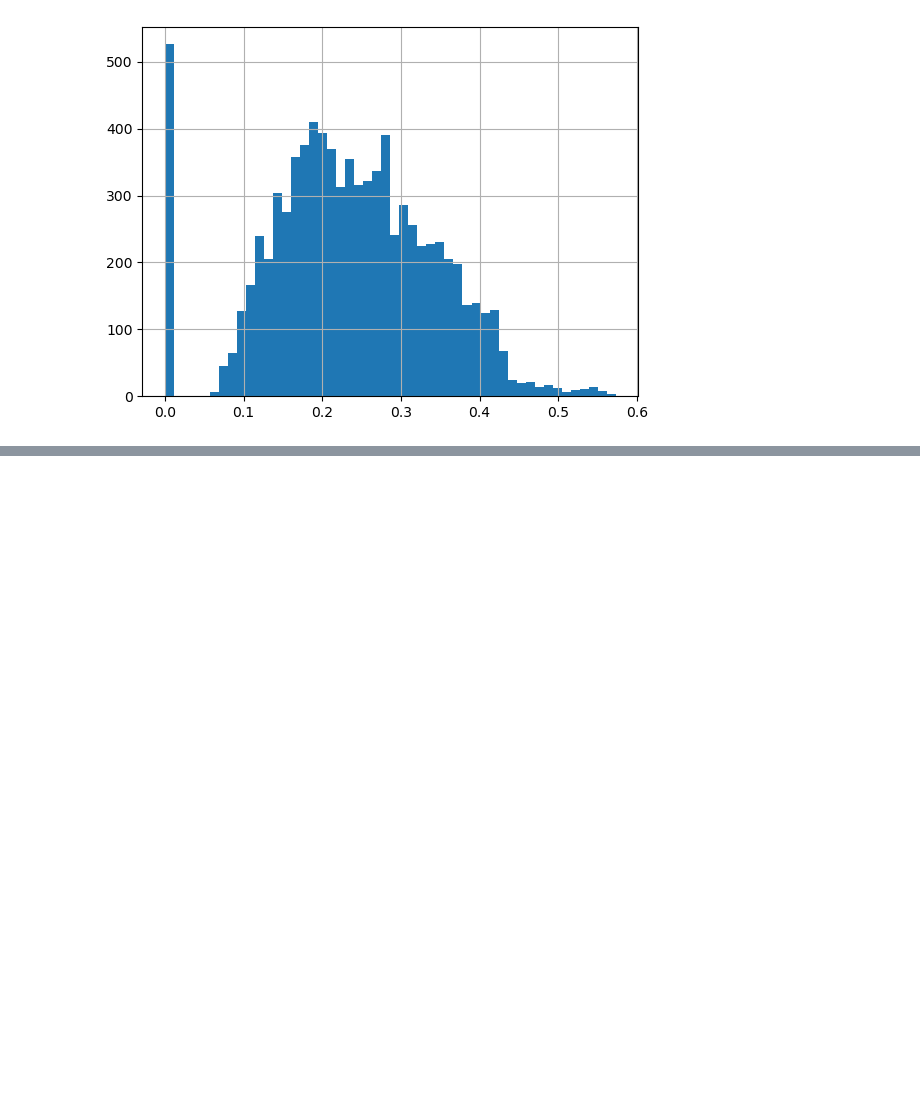
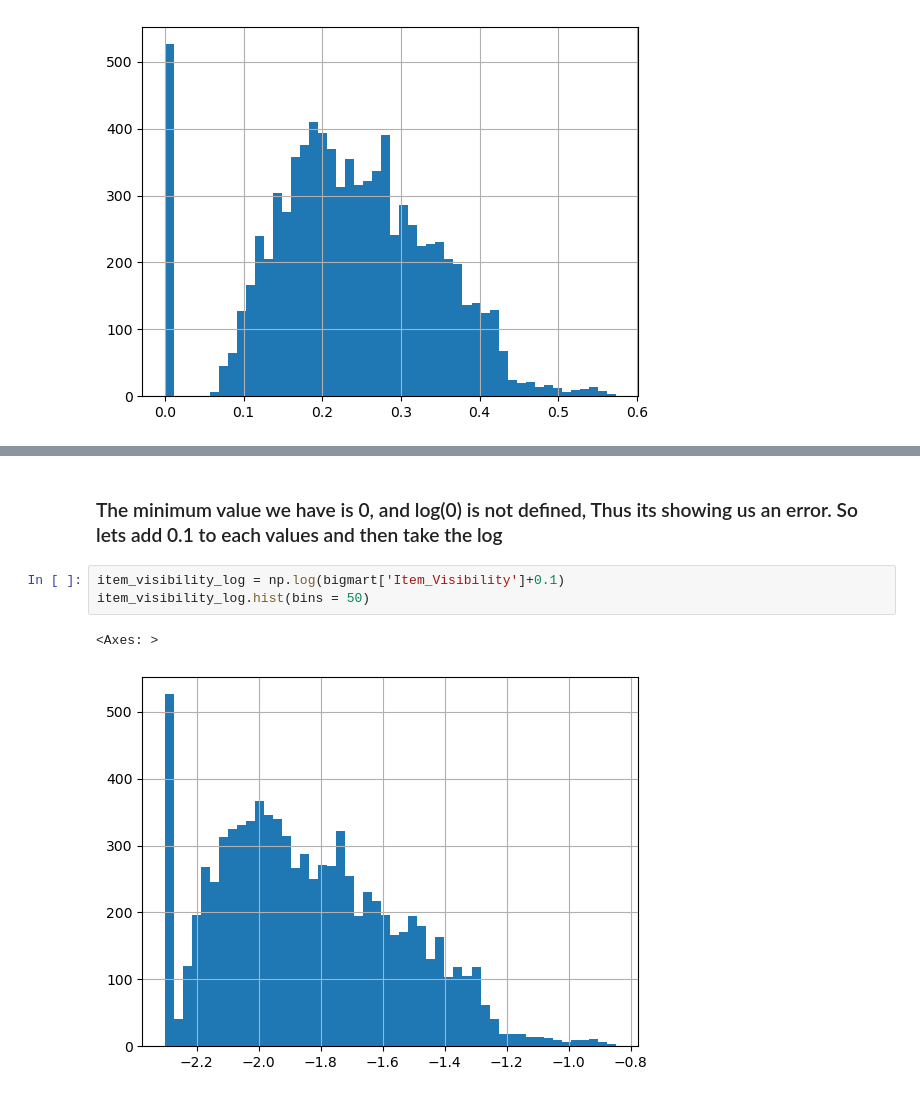
Before and after one commit to Malinda1/feature_engineering, a Jupyter notebook: feature_engineering.ipynb, the cells around one changed output, grey strips where cells are left out. Saved outputs shown, nothing was run; the diff lists cells and outputs as text; blank space fills up the shorter version.

```diff
--- a/feature_engineering.ipynb
+++ b/feature_engineering.ipynb
@@ -44,0 +63,8 @@ item_visibility_squareroot.hist(bins=50)
+# %% [markdown]
+### The minimum value we have is 0, and log(0) is not defined, Thus its showing us an error. So lets add 0.1 to each values and then take the log
+# %%
+item_visibility_log = np.log(bigmart['Item_Visibility']+0.1)
+item_visibility_log.hist(bins = 50)
+# %% [output]
+<Axes: >
+[figure, added]
```
Also changed, not shown: parts of 6 cells of this notebook.
